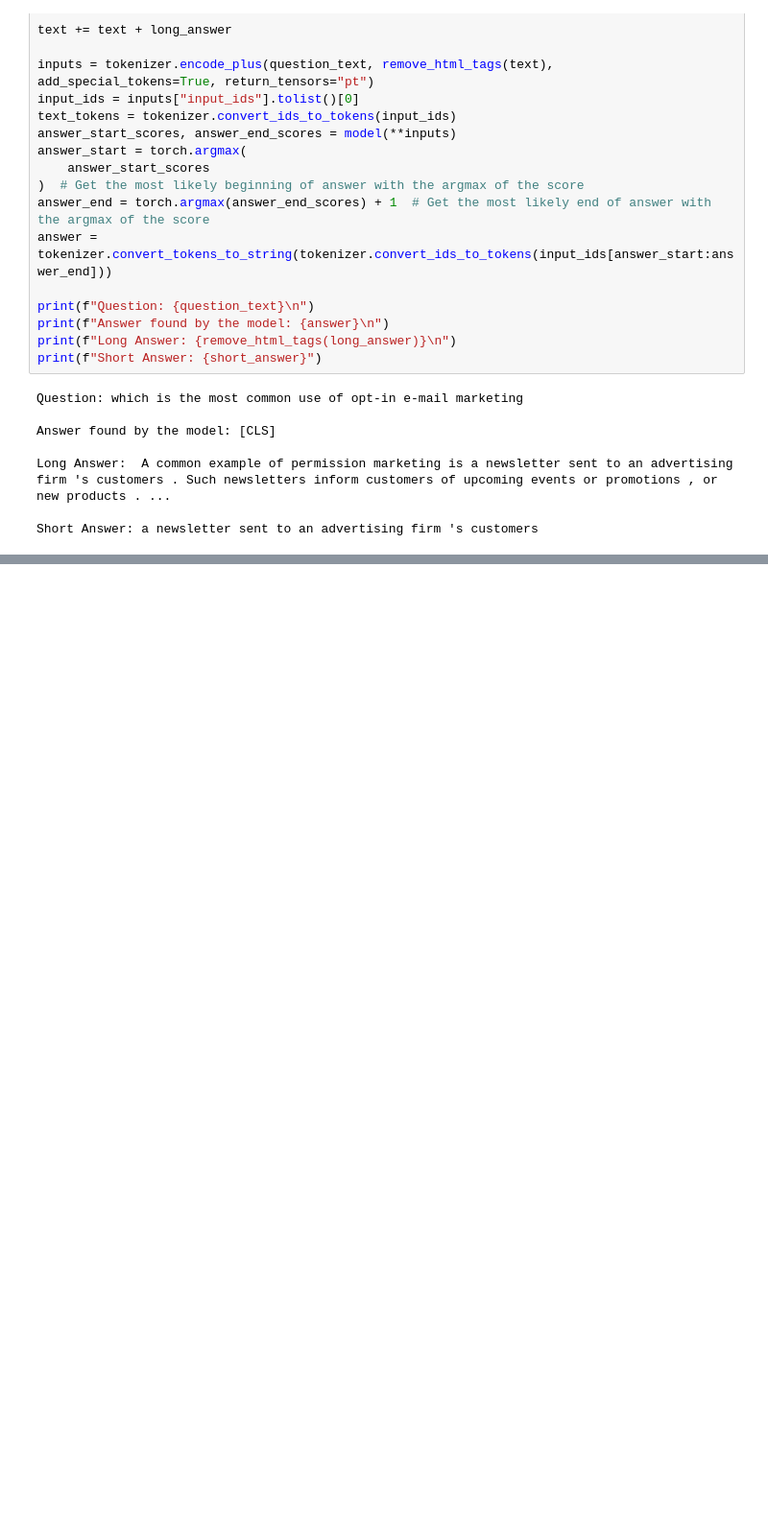
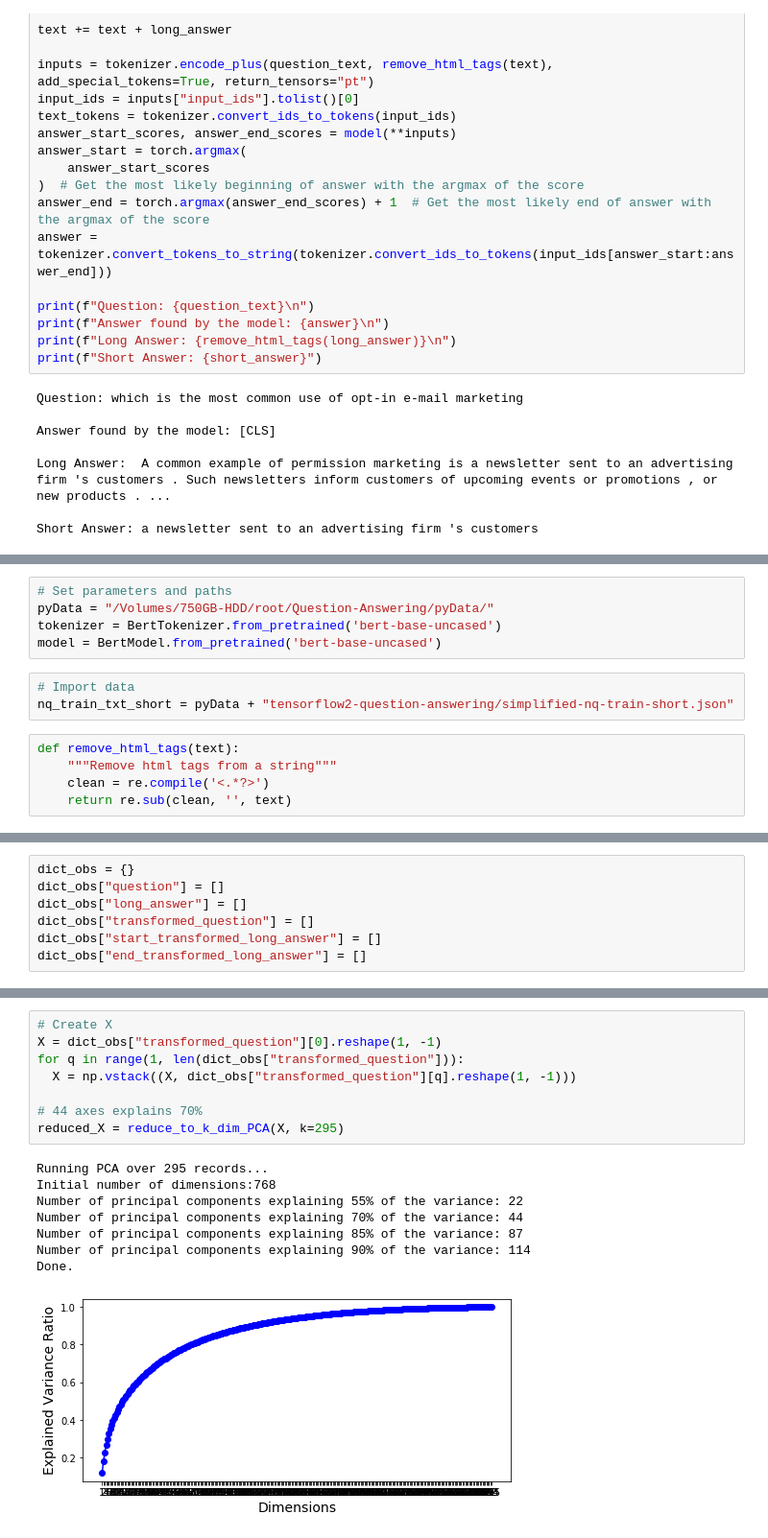
Before and after one commit to joelun37/Question-Answering, a Jupyter notebook: pyNotebook/Projet-final.ipynb, the cells around one changed output, grey strips where cells are left out. Shown: that part at 96% size. Cells and saved outputs as stored; diff of their text form; blank space fills up the shorter version.

```diff
--- a/pyNotebook/Projet-final.ipynb
+++ b/pyNotebook/Projet-final.ipynb
@@ -312,0 +313,13 @@ text_tokens
+# %%
+# Set parameters and paths
+pyData = "/Volumes/750GB-HDD/root/Question-Answering/pyData/"
+tokenizer = BertTokenizer.from_pretrained('bert-base-uncased')
+model = BertModel.from_pretrained('bert-base-uncased')
+# %%
+# Import data
+nq_train_txt_short = pyData + "tensorflow2-question-answering/simplified-nq-train-short.json"
+# %%
+def remove_html_tags(text):
+    """Remove html tags from a string"""
+    clean = re.compile('<.*?>')
+    return re.sub(clean, '', text)
@@ -312,0 +392,7 @@ text_tokens
+# %%
+dict_obs = {}
+dict_obs["question"] = []
+dict_obs["long_answer"] = []
+dict_obs["transformed_question"] = []
+dict_obs["start_transformed_long_answer"] = []
+dict_obs["end_transformed_long_answer"] = []
@@ -312,0 +452,17 @@ text_tokens
+# %%
+# Create X
+X = dict_obs["transformed_question"][0].reshape(1, -1)
+for q in range(1, len(dict_obs["transformed_question"])):
+  X = np.vstack((X, dict_obs["transformed_question"][q].reshape(1, -1)))
+
+# 44 axes explains 70%
+reduced_X = reduce_to_k_dim_PCA(X, k=295)
+# %% [output]
+Running PCA over 295 records...
+Initial number of dimensions:768
+Number of principal components explaining 55% of the variance: 22
+Number of principal components explaining 70% of the variance: 44
+Number of principal components explaining 85% of the variance: 87
+Number of principal components explaining 90% of the variance: 114
+Done.
+[figure, added]
```
Also changed, not shown: parts of 8 cells of this notebook, 3 other files.
